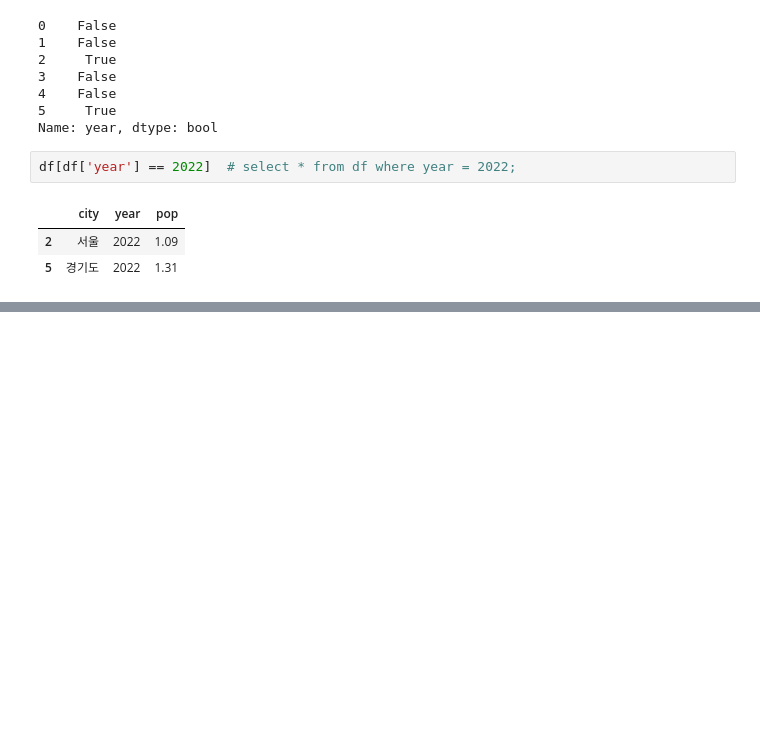
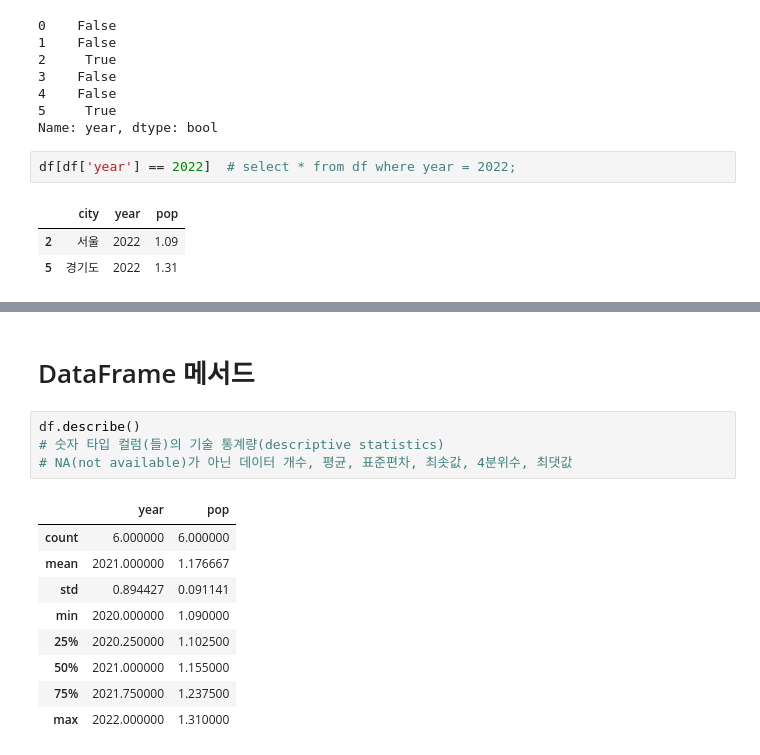
Before and after one commit to Siamesesam/202208_itw_java134_lab_python, a Jupyter notebook: py18_pandas.ipynb, the cells around one changed output, grey strips where cells are left out. Saved outputs shown, nothing was run; the diff lists cells and outputs as text; blank space fills up the shorter version.

```diff
--- a/py18_pandas.ipynb
+++ b/py18_pandas.ipynb
@@ -443,0 +497,16 @@ df[df['year'] == 2022]  # select * from df where year = 2022;
+# %% [markdown]
+# DataFrame 메서드
+# %%
+df.describe()
+# 숫자 타입 컬럼(들)의 기술 통계량(descriptive statistics)
+# NA(not available)가 아닌 데이터 개수, 평균, 표준편차, 최솟값, 4분위수, 최댓값
+# %% [output]
+|  | year | pop |
+| count | 6.000000 | 6.000000 |
+| mean | 2021.000000 | 1.176667 |
+| std | 0.894427 | 0.091141 |
+| min | 2020.000000 | 1.090000 |
+| 25% | 2020.250000 | 1.102500 |
+| 50% | 2021.000000 | 1.155000 |
+| 75% | 2021.750000 | 1.237500 |
+| max | 2022.000000 | 1.310000 |
```
Also changed, not shown: parts of 11 cells of this notebook.
